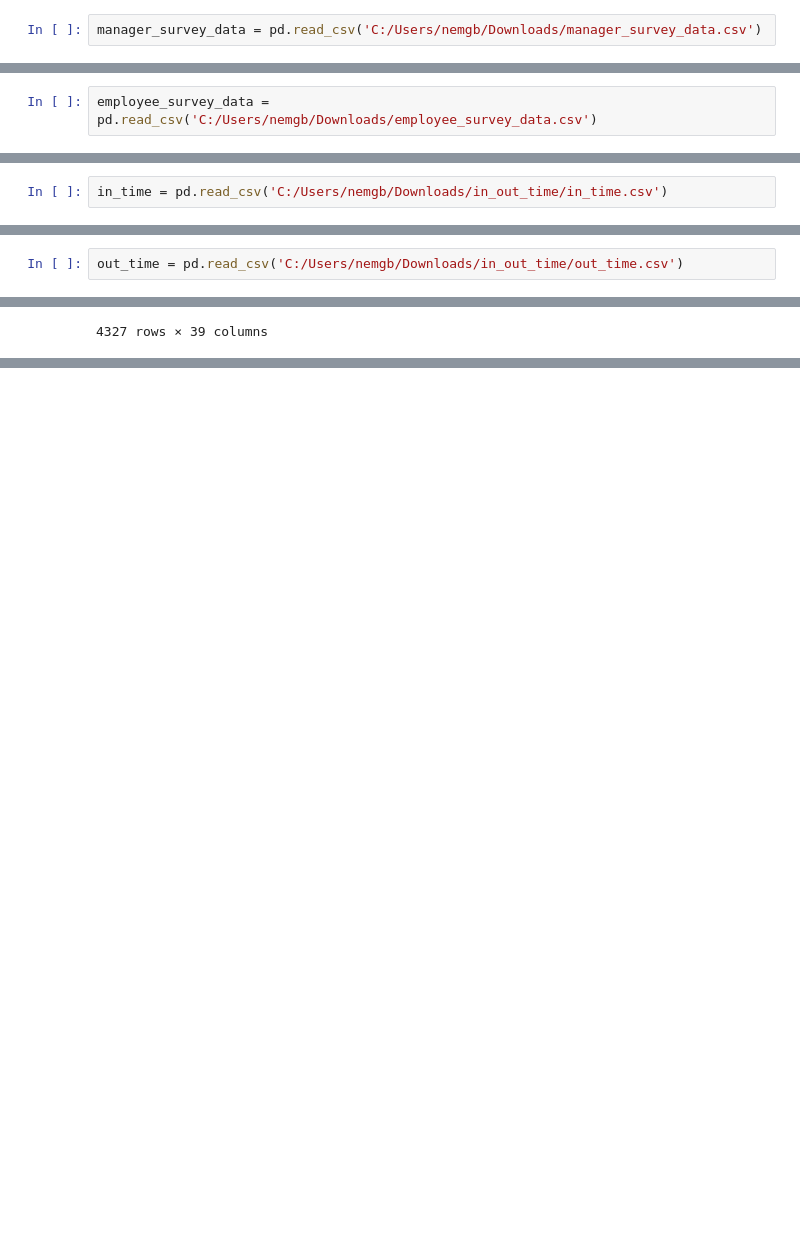
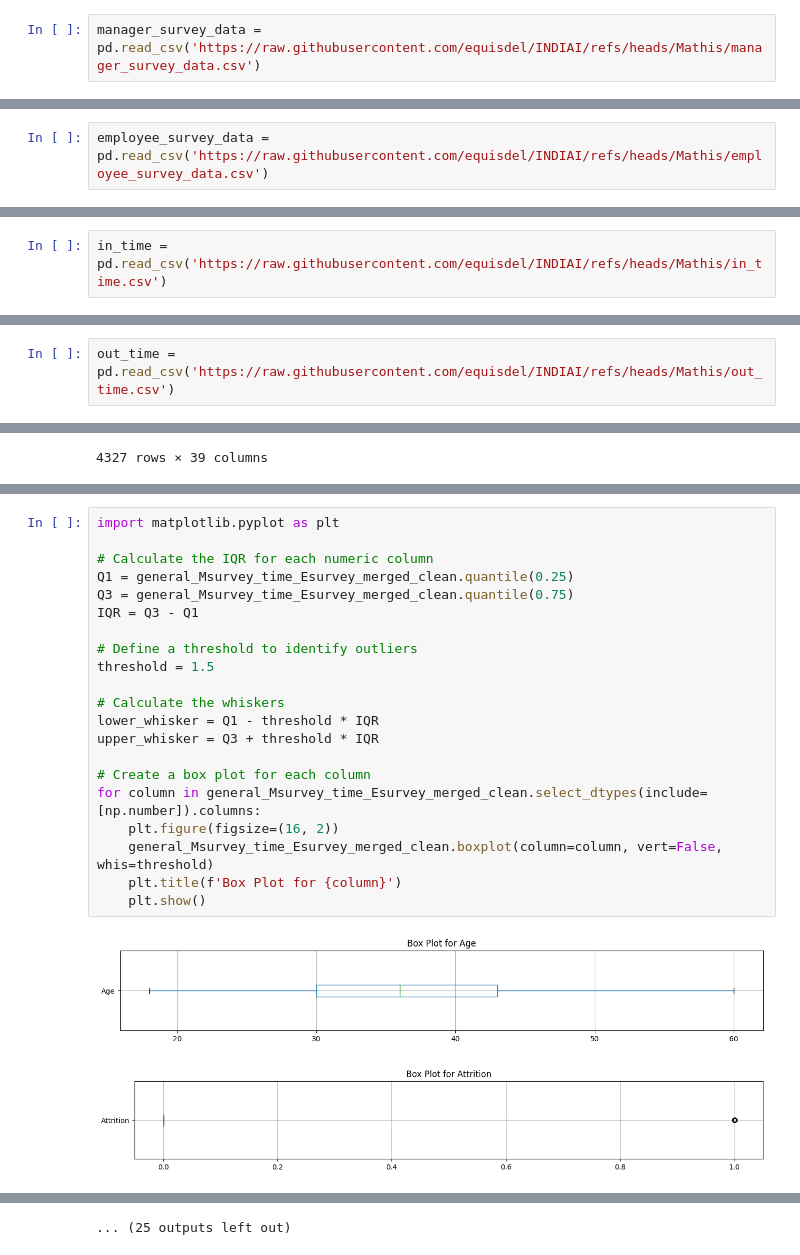
Before and after one commit to equisdel/INDIAI, a Jupyter notebook: SHIVA V2.ipynb, the cells around one changed output, grey strips where cells are left out. Cells and saved outputs as stored; diff of their text form; blank space fills up the shorter version.

```diff
--- a/SHIVA V2.ipynb
+++ b/SHIVA V2.ipynb
@@ -494,7 +501,7 @@ plt.show()
 # %% [markdown]
 # Import Other tables
 # %%
-manager_survey_data = pd.read_csv('C:/Users/nemgb/Downloads/manager_survey_data.csv')
+manager_survey_data = pd.read_csv('https://raw.githubusercontent.com/equisdel/INDIAI/refs/heads/Mathis/manager_survey_data.csv')
 # %%
 manager_survey_data
 # %% [output]
@@ -550,7 +557,7 @@ general_Msurvey_merged
 | 4409 | 40 | 0 | 1.0 | 28 | 3 | 4410 | 2 | 54680 | ... |
 4410 rows × 33 columns
 # %%
-employee_survey_data = pd.read_csv('C:/Users/nemgb/Downloads/employee_survey_data.csv')
+employee_survey_data = pd.read_csv('https://raw.githubusercontent.com/equisdel/INDIAI/refs/heads/Mathis/employee_survey_data.csv')
 # %%
 employee_survey_data
 # %% [output]
@@ -673,7 +687,7 @@ Random Forest Accuracy: 0.9954648526077098
 # %% [markdown]
 # We are working now with the time tables
 # %%
-in_time = pd.read_csv('C:/Users/nemgb/Downloads/in_out_time/in_time.csv')
+in_time = pd.read_csv('https://raw.githubusercontent.com/equisdel/INDIAI/refs/heads/Mathis/in_time.csv')
 # %%
 in_time
 # %% [output]
@@ -699,7 +713,7 @@ Columns: 262 entries, Unnamed: 0 to 2015-12-31
 dtypes: float64(12), int64(1), object(249)
 memory usage: 8.8+ MB
 # %%
-out_time = pd.read_csv('C:/Users/nemgb/Downloads/in_out_time/out_time.csv')
+out_time = pd.read_csv('https://raw.githubusercontent.com/equisdel/INDIAI/refs/heads/Mathis/out_time.csv')
 # %%
 out_time
 # %% [output]
@@ -892 +913,25 @@ TotalWorkingYears                   -0.169833
 Name: Attrition, dtype: float64
+# %%
+import matplotlib.pyplot as plt
+
+# Calculate the IQR for each numeric column
+Q1 = general_Msurvey_time_Esurvey_merged_clean.quantile(0.25)
+Q3 = general_Msurvey_time_Esurvey_merged_clean.quantile(0.75)
+IQR = Q3 - Q1
+
+# Define a threshold to identify outliers
+threshold = 1.5
+
+# Calculate the whiskers
+lower_whisker = Q1 - threshold * IQR
+upper_whisker = Q3 + threshold * IQR
+
+# Create a box plot for each column
+for column in general_Msurvey_time_Esurvey_merged_clean.select_dtypes(include=[np.number]).columns:
+    plt.figure(figsize=(16, 2))
+    general_Msurvey_time_Esurvey_merged_clean.boxplot(column=column, vert=False, whis=threshold)
+    plt.title(f'Box Plot for {column}')
+    plt.show()
+# %% [output]
+[figure, added]
+[figure, added]
@@ -892,0 +948 @@ Name: Attrition, dtype: float64
+... (25 outputs left out)
```
Also changed, not shown: parts of 15 cells of this notebook.
